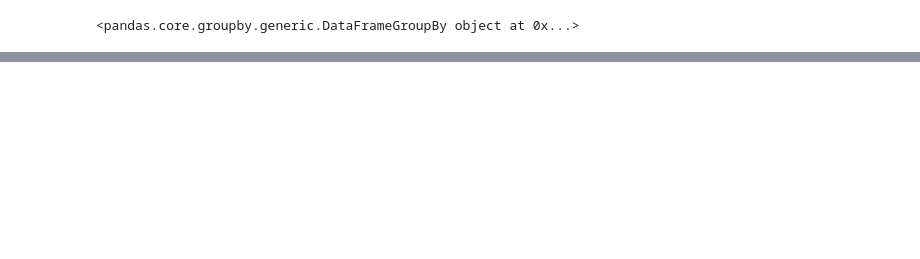
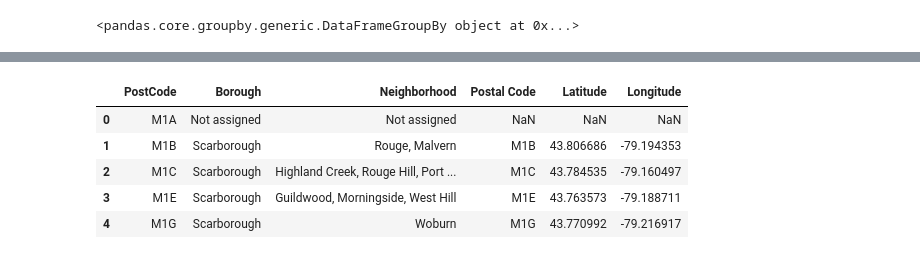
Before and after one commit to DrBG/Coursera_Capstone, a Jupyter notebook: Neighbourhoods in Toronto.ipynb, the cells around one changed output, grey strips where cells are left out. Saved outputs shown, nothing was run; the diff lists cells and outputs as text; code cells hidden in the pictures; blank space fills up the shorter version.

```diff
--- a/Neighbourhoods in Toronto.ipynb
+++ b/Neighbourhoods in Toronto.ipynb
@@ -186,0 +113,10 @@ df2
+# %%
+df_loc = pd.merge(left=df2,right=df_data_1, how='left', left_on='PostCode', right_on='Postal Code')
+df_loc.head()
+# %% [output]
+|  | PostCode | Borough | Neighborhood | Postal Code | Latitude | Longitude |
+| 0 | M1A | Not assigned | Not assigned | NaN | NaN | NaN |
+| 1 | M1B | Scarborough | Rouge, Malvern | M1B | 43.806686 | -79.194353 |
+| 2 | M1C | Scarborough | Highland Creek, Rouge Hill, Port ... | M1C | 43.784535 | -79.160497 |
+| 3 | M1E | Scarborough | Guildwood, Morningside, West Hill | M1E | 43.763573 | -79.188711 |
+| 4 | M1G | Scarborough | Woburn | M1G | 43.770992 | -79.216917 |
```
Also changed, not shown: parts of 11 cells of this notebook.
